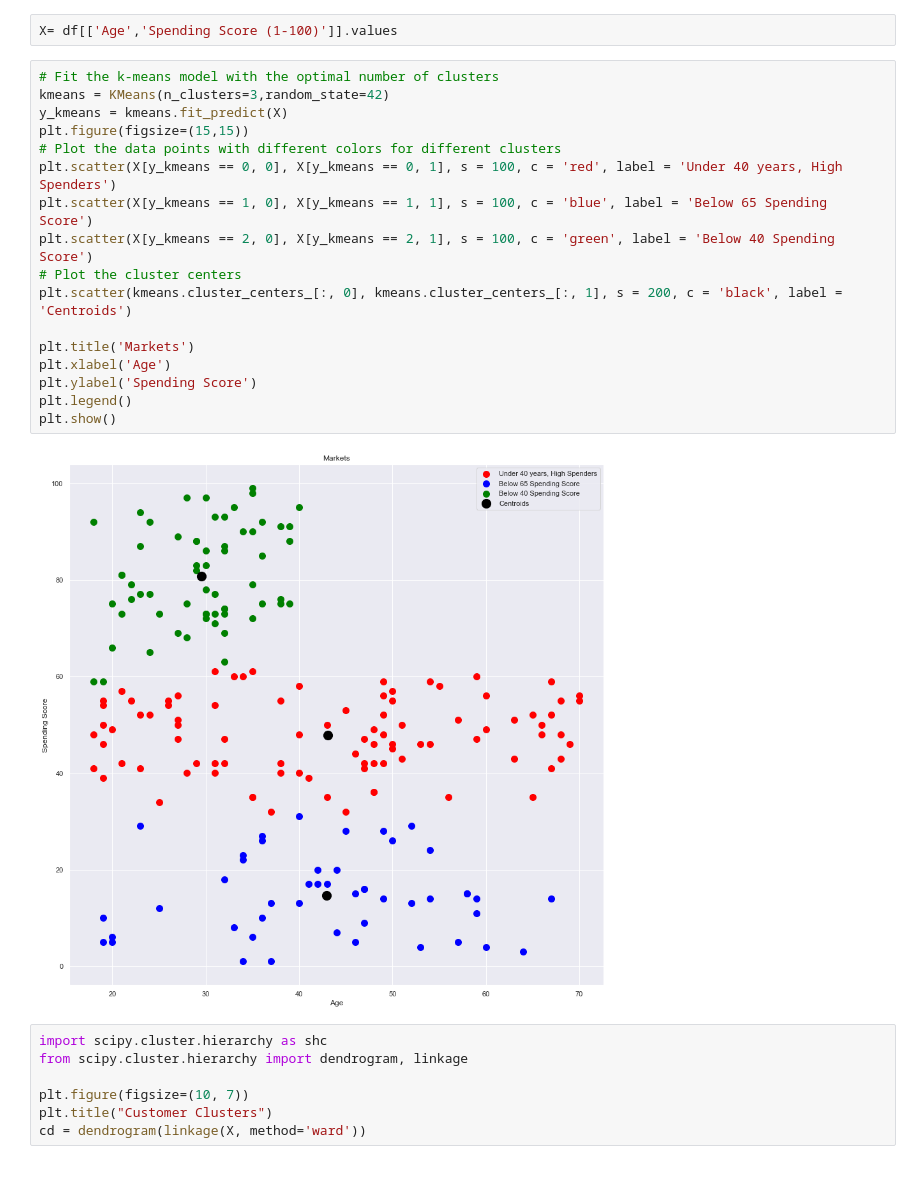
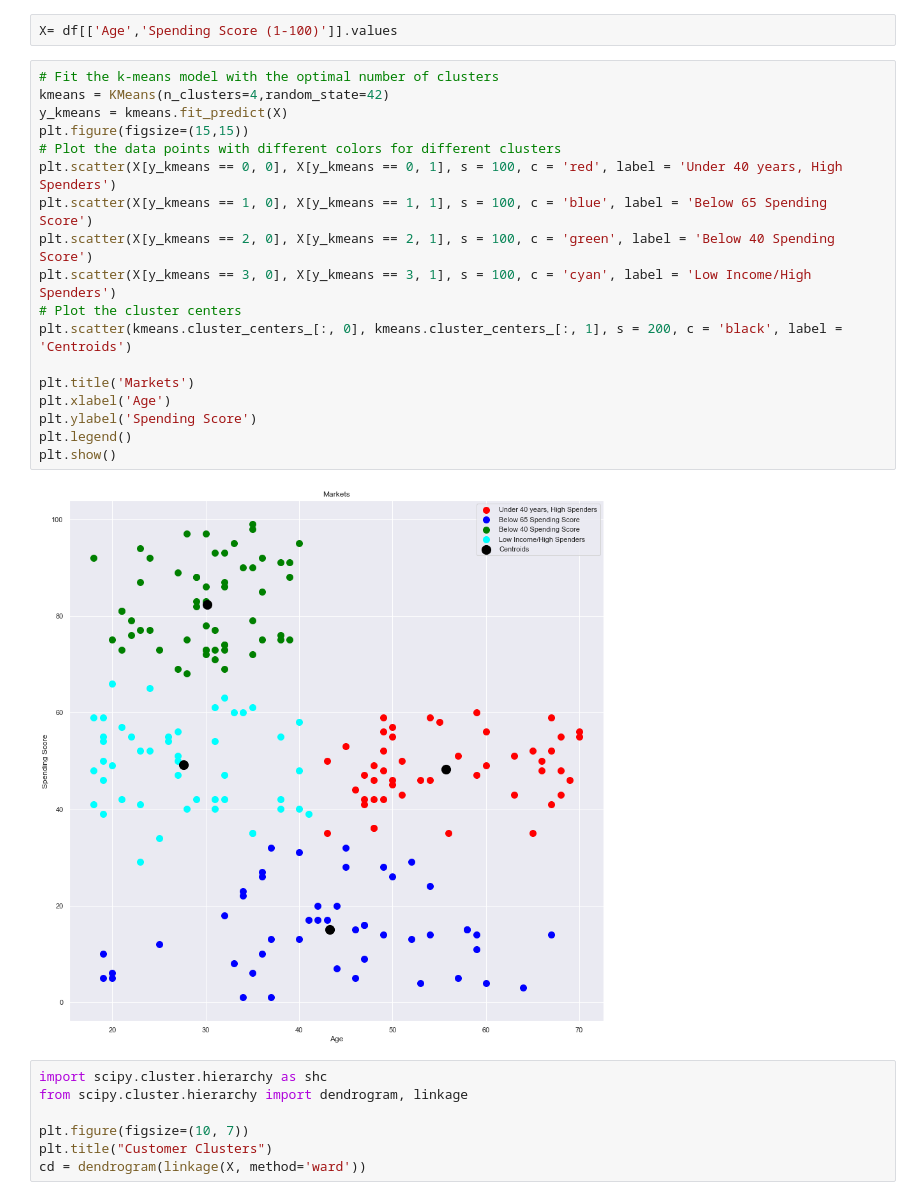
Before and after one commit to Pinkie2849/Customer_Marketing_Clustering, a Jupyter notebook: Python/Customer_Marketing_Analysis.ipynb, the cells around one changed output. Drawn from its saved outputs; the diff is of its cells as text.

```diff
--- a/Python/Customer_Marketing_Analysis.ipynb
+++ b/Python/Customer_Marketing_Analysis.ipynb
@@ -202,23 +202,24 @@ cd = dendrogram(linkage(X, method='ward'))
 X= df[['Age','Spending Score (1-100)']].values
 # %%
 # Fit the k-means model with the optimal number of clusters
-kmeans = KMeans(n_clusters=3,random_state=42)
+kmeans = KMeans(n_clusters=4,random_state=42)
 y_kmeans = kmeans.fit_predict(X)
 plt.figure(figsize=(15,15))
 # Plot the data points with different colors for different clusters
 plt.scatter(X[y_kmeans == 0, 0], X[y_kmeans == 0, 1], s = 100, c = 'red', label = 'Under 40 years, High Spenders')
 plt.scatter(X[y_kmeans == 1, 0], X[y_kmeans == 1, 1], s = 100, c = 'blue', label = 'Below 65 Spending Score')
 plt.scatter(X[y_kmeans == 2, 0], X[y_kmeans == 2, 1], s = 100, c = 'green', label = 'Below 40 Spending Score')
+plt.scatter(X[y_kmeans == 3, 0], X[y_kmeans == 3, 1], s = 100, c = 'cyan', label = 'Low Income/High Spenders')
 # Plot the cluster centers
 plt.scatter(kmeans.cluster_centers_[:, 0], kmeans.cluster_centers_[:, 1], s = 200, c = 'black', label = 'Centroids')
 
 plt.title('Markets')
 plt.xlabel('Age')
 plt.ylabel('Spending Score')
 plt.legend()
 plt.show()
 # %% [output]
-[figure, old version]
+[figure, new version]
 # %%
 import scipy.cluster.hierarchy as shc
 from scipy.cluster.hierarchy import dendrogram, linkage
```
Also changed, not shown: parts of 4 cells of this notebook.
